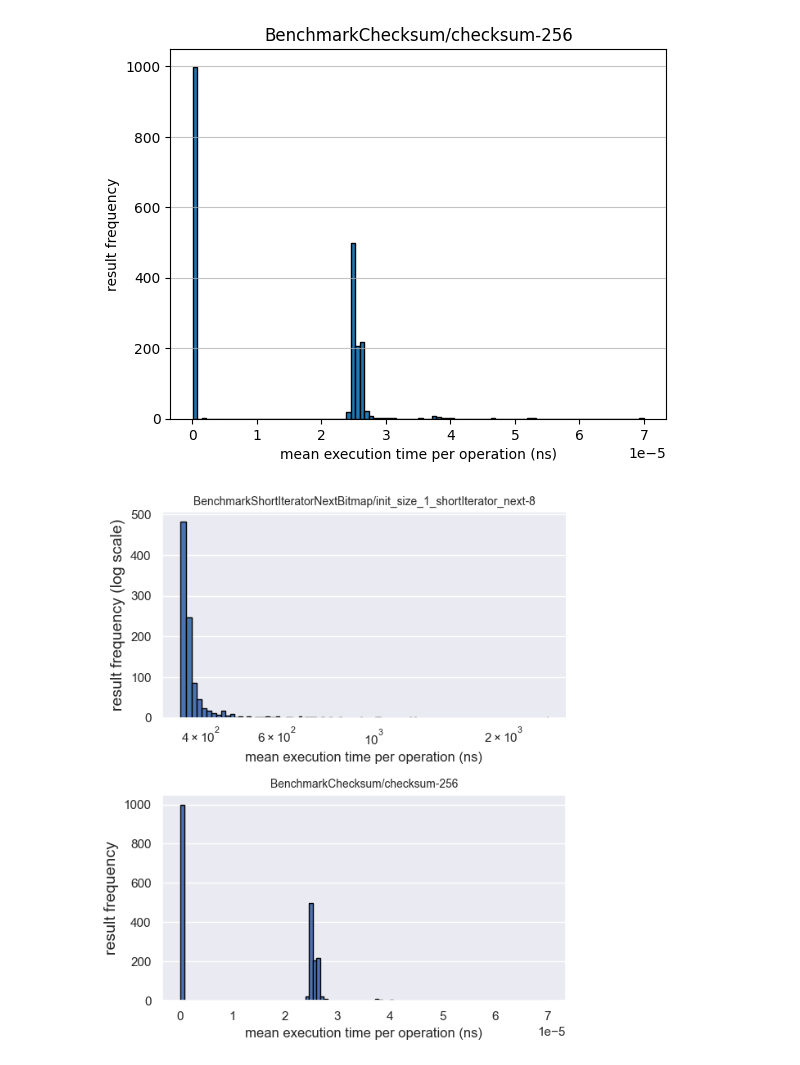
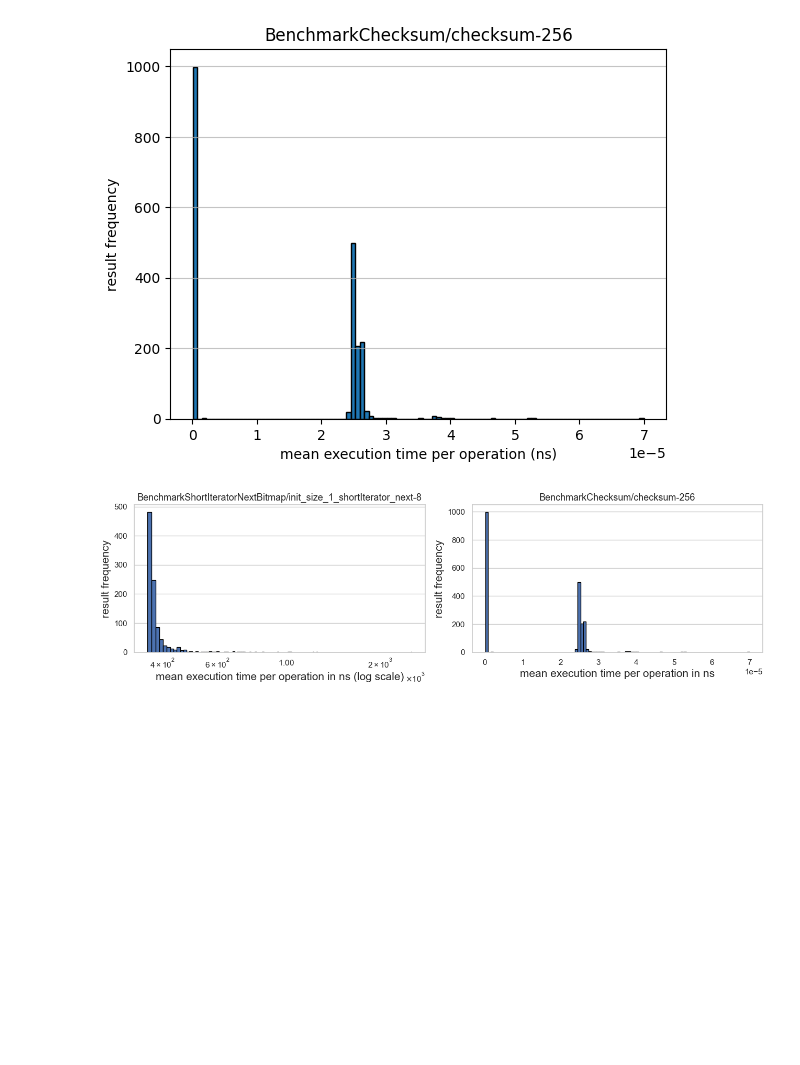
Before and after one commit to haChristopher/variability-based-reduction-replication-package, a Jupyter notebook: src/generate_dist.ipynb, the cells around one changed output. Drawn from its saved outputs; the diff is of its cells as text; code cells hidden in the pictures; blank space fills up the shorter version.

```diff
--- a/src/generate_dist.ipynb
+++ b/src/generate_dist.ipynb
@@ -3,3 +1,11 @@ import matplotlib.pyplot as plt
+# %%
+import matplotlib.pyplot as plt
+import seaborn as sns
+sns.set_theme()
+from matplotlib import ticker
+formatter = ticker.ScalarFormatter(useMathText=True)
+formatter.set_scientific(True)
+formatter.set_powerlimits((-1,1))
 # %%
 path = "/Users/christopher/Uni/MasterThesis/repositories/roaring/results.txt"
 path2 = "/Users/christopher/Uni/MasterThesis/repositories/roaring/results1.txt"
@@ -58,37 +64,36 @@ plt.show()
 # %%
 import seaborn as sns
 sns.set_theme()
-# sns.set_style("whitegrid")
+sns.set_style("whitegrid")
 # %%
- # Create subplots with 1 row and 2 columns
-fig, (ax1, ax2) = plt.subplots(2, 1, figsize=(6, 7))
+fig, (ax1, ax2) = plt.subplots(1, 2, figsize=(13, 4))
 
 # Plot the first graph on the left subplot
 ax1.hist(data, bins=200, edgecolor='black')
-ax1.set_xlabel('mean execution time per operation (ns)', fontsize=12)
-ax1.set_ylabel('result frequency (log scale)', fontsize=14)
-ax1.set_title('BenchmarkShortIteratorNextBitmap/init_size_1_shortIterator_next-8', fontsize=10)
+ax1.set_xlabel('mean execution time per operation in ns (log scale)', fontsize=15)
+ax1.set_ylabel('result frequency', fontsize=15)
+ax1.set_title('BenchmarkShortIteratorNextBitmap/init_size_1_shortIterator_next-8', fontsize=13)
 ax1.grid(axis='x', alpha=0.00)
 # set log scale
+
 ax1.set_xscale('log')
+ax1.xaxis.set_major_formatter(formatter)
 #ax1.set_xlim(300, 1000)
-# ax1.set_ylim(0, 150)
+#ax1.set_ylim(0, 150)
 
 # Plot the second graph on the right subplot
 ax2.hist(data2, bins=100, edgecolor='black')
-ax2.set_xlabel('mean execution time per operation (ns)', fontsize=12)
-ax2.set_ylabel('result frequency', fontsize=14)
-ax2.set_title('BenchmarkChecksum/checksum-256', fontsize=10)
+ax2.set_xlabel('mean execution time per operation in ns', fontsize=15)
+ax2.set_ylabel('result frequency', fontsize=15)
+ax2.set_title('BenchmarkChecksum/checksum-256', fontsize=13)
 # disable x axis grid
 ax2.grid(axis='x', alpha=0.0)
 
-# remove vertical lines
-ax1.spines['right'].set_visible(False)
 
 # Adjust the layout to prevent overlapping
 plt.tight_layout()
 
 # Display the plots
 plt.savefig('graphics/benchmark_distributions.png', dpi=300)
 # %% [output]
-[figure, old version]
+[figure, new version]
```
Also changed, not shown: parts of 1 cell of this notebook, 22 other files.
